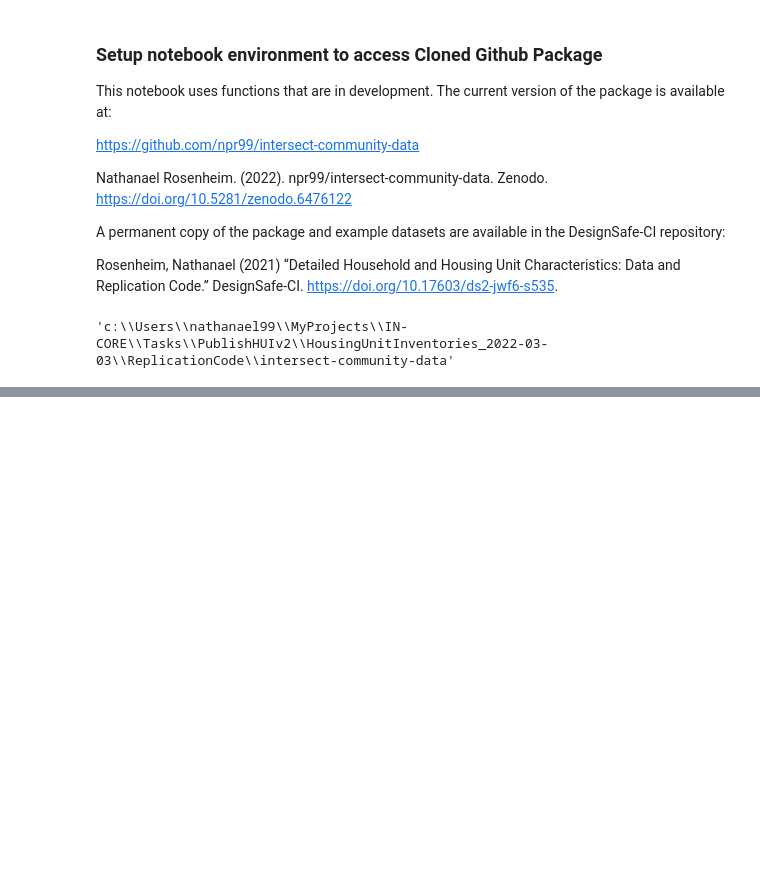
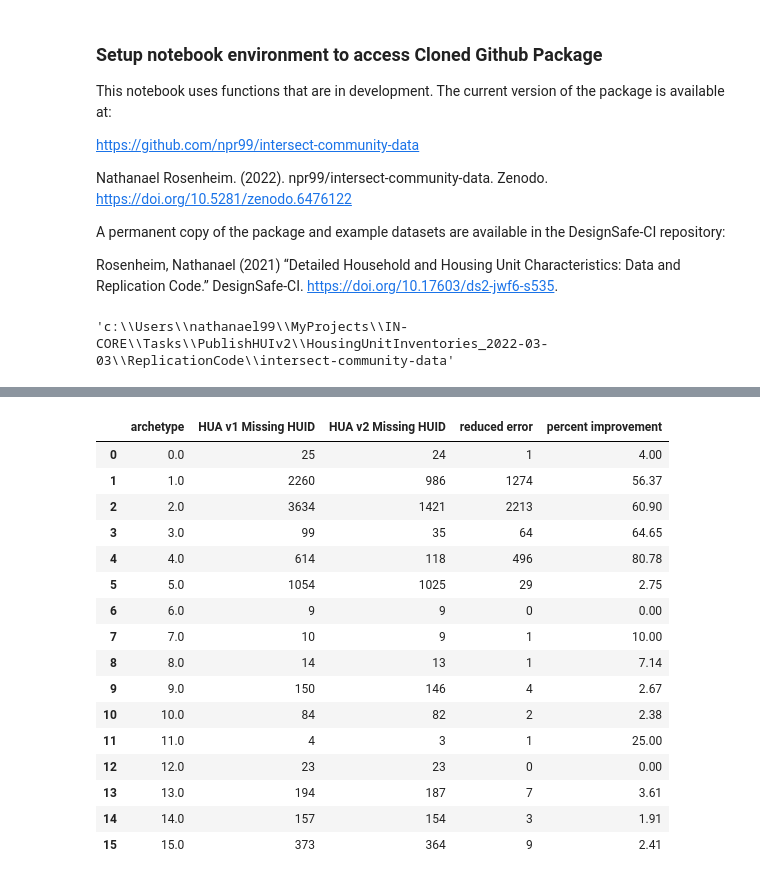
Before and after one commit to npr99/intersect-community-data, a Jupyter notebook: ncoda_06ev1_run_HUA_workflow.ipynb, the cells around one changed output, grey strips where cells are left out. Saved outputs shown, nothing was run; the diff lists cells and outputs as text; code cells hidden in the pictures; blank space fills up the shorter version.

```diff
--- a/ncoda_06ev1_run_HUA_workflow.ipynb
+++ b/ncoda_06ev1_run_HUA_workflow.ipynb
@@ -519,7 +516,7 @@ for community in communities.keys():
 
         generate_df = hua_workflow_functions(
             hui_df = housing_unit_inv_df,
-            addpt_df=addpt_df,
+            addpt_df=addpt_inv_df,
             bldg_df=bldg_inv_gdf,
             state_county = state_county,
             state_county_name= state_county_name,
@@ -531,9 +528,11 @@ for community in communities.keys():
             outputfolders = outputfolders)
 
         # Generate base housing unit inventory
-        base_hua_df = generate_df.run_hui_workflow()
-        hua_df = base_hua_df['primary']
+        base_hua_df = generate_df.run_hua_workflow(savelog=False)
 
+        #hua_df = base_hua_df['primary']
+
+    '''
     #Save results for community name
     output_filename = f'hua_{version_text}_{community}_{basevintage}_rs{seed}'
     csv_filepath = outputfolders['top']+"/"+output_filename+'.csv'
@@ -543,6 +542,7 @@ for community in communities.keys():
     # Save second set of files in common directory
     common_directory = outputfolders['top']+"/../"+output_filename
     hua_df.to_csv(common_directory+'.csv', index=False)
+    '''
 # %% [output]
 Setting up Housing Unit Inventory for Lumberton, NC
 Robeson County, NC : county FIPS Code 37155
@@ -569,0 +643,10 @@ hui_incore_df.head()
+# %%
+# Merge building inventory with housing unit allocation results
+huav2_df = pd.merge(base_hua_df['primary'], bldg_inv_gdf, on='guid', how='outer')
+# %%
+# Condition 1  GUID is not missing
+condition1 = (~huav2_df['guid'].isna())
+# Condition 2 HUID is missing
+condition2 = (huav2_df['huid'].isna())
+check_df = huav2_df.loc[condition1 & condition2].copy()
+check_df[['guid','huid','addrptid']].astype(str).describe().T
@@ -569,0 +658,7 @@ hui_incore_df.head()
+# %%
+huav2_check_df = check_df[['guid','archetype']].groupby('archetype').count()
+# reset index
+huav2_check_df = huav2_check_df.reset_index()
+# rename column guid to 'HUA v1 Missing HUID'
+huav2_check_df = huav2_check_df.rename(columns={'guid':'HUA v2 Missing HUID'})
+huav2_check_df
@@ -570,3 +683,33 @@ hui_incore_df.head()
+# %%
+# merge huav2_check_df huav1_check_df
+check_versions = pd.merge(left = huav1_check_df,
+                          right = huav2_check_df,
+                          on='archetype', how='outer')
+# Generate percent improvement
+check_versions['reduced error'] = \
+    check_versions['HUA v1 Missing HUID']-check_versions['HUA v2 Missing HUID']
+check_versions['percent improvement'] = \
+    round((check_versions['reduced error'] / \
+    check_versions['HUA v1 Missing HUID']) * 100, 2)
+check_versions
+# %% [output]
+|  | archetype | HUA v1 Missing HUID | HUA v2 Missing HUID | reduced error | percent improvement |
+| 0 | 0.0 | 25 | 24 | 1 | 4.00 |
+| 1 | 1.0 | 2260 | 986 | 1274 | 56.37 |
+| 2 | 2.0 | 3634 | 1421 | 2213 | 60.90 |
+| 3 | 3.0 | 99 | 35 | 64 | 64.65 |
+| 4 | 4.0 | 614 | 118 | 496 | 80.78 |
+| 5 | 5.0 | 1054 | 1025 | 29 | 2.75 |
+| 6 | 6.0 | 9 | 9 | 0 | 0.00 |
+| 7 | 7.0 | 10 | 9 | 1 | 10.00 |
+| 8 | 8.0 | 14 | 13 | 1 | 7.14 |
+| 9 | 9.0 | 150 | 146 | 4 | 2.67 |
+| 10 | 10.0 | 84 | 82 | 2 | 2.38 |
+| 11 | 11.0 | 4 | 3 | 1 | 25.00 |
+| 12 | 12.0 | 23 | 23 | 0 | 0.00 |
+| 13 | 13.0 | 194 | 187 | 7 | 3.61 |
+| 14 | 14.0 | 157 | 154 | 3 | 1.91 |
+| 15 | 15.0 | 373 | 364 | 9 | 2.41 |
 # %%
 # List of all communities available in IN-CORE
 communities = {'Lumberton_NC' : {
```
Also changed, not shown: parts of 17 cells of this notebook, 2 other files.
